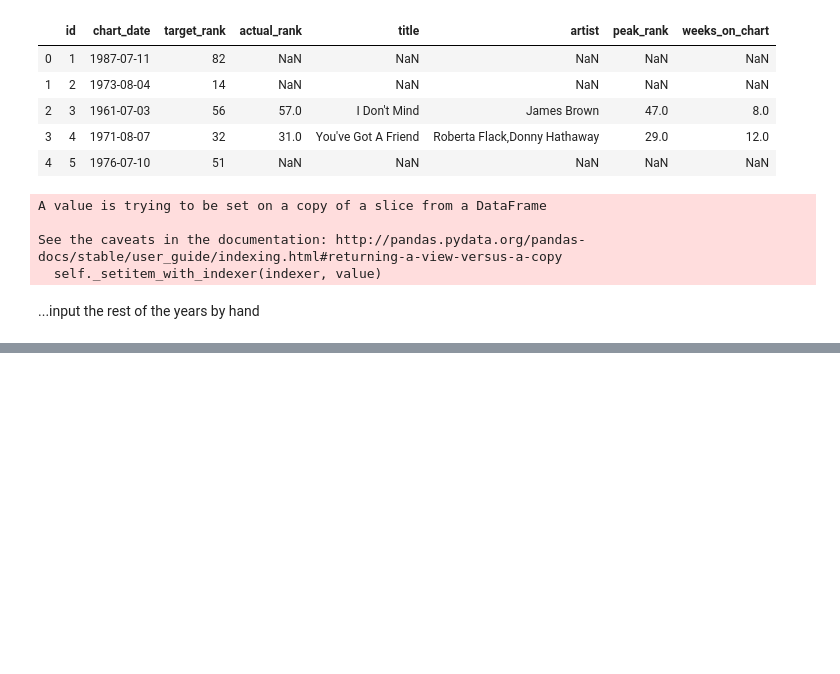
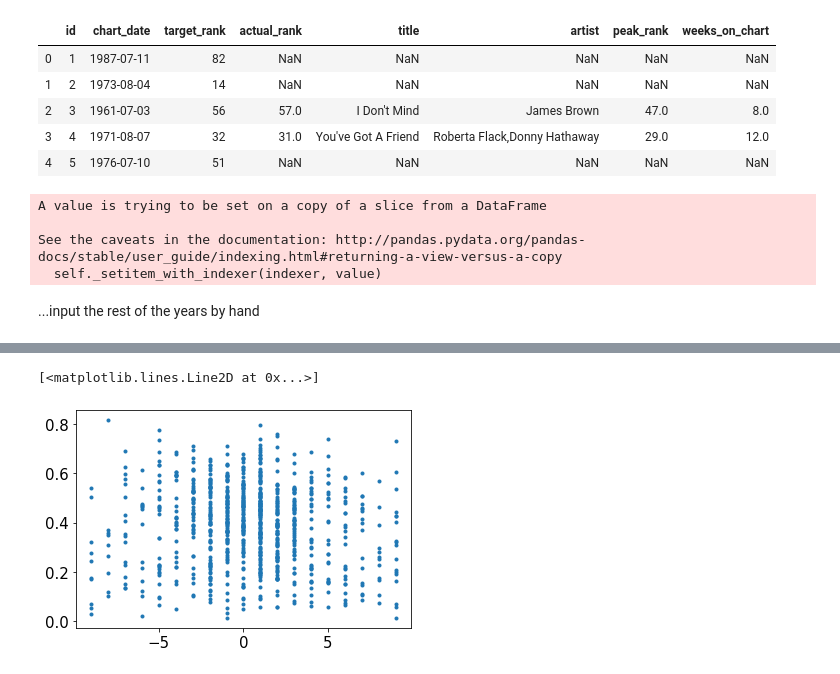
Before and after one commit to tristanlmiller/auto-guitar-tabs, a Jupyter notebook: Logistic Regression model.ipynb, the cells around one changed output, grey strips where cells are left out. Saved outputs shown, nothing was run; the diff lists cells and outputs as text; code cells hidden in the pictures; blank space fills up the shorter version.

```diff
--- a/Logistic Regression model.ipynb
+++ b/Logistic Regression model.ipynb
@@ -666,0 +700,12 @@ plt.ylabel('Number of songs')
+# %%
+correct_train = root_predict_train == labels_train[:,0]
+correct_valid = root_predict_valid == labels_valid[:,0]
+correct_test = root_predict_test == labels_test[:,0]
+# %%
+song_accuracy_train = [np.mean(correct_train[song_num_train==i]) for i in range(int(song_num_train[-1]+1))]
+song_accuracy_valid = [np.mean(correct_valid[song_num_valid==i]) for i in range(int(song_num_valid[-1]+1))]
+song_accuracy_test = [np.mean(correct_test[song_num_test==i]) for i in range(int(song_num_test[-1]+1))]
+# %%
+train_set['accuracy'] = song_accuracy_train
+valid_set['accuracy'] = song_accuracy_valid
+test_set['accuracy'] = song_accuracy_test
@@ -666,0 +728,2 @@ plt.ylabel('Number of songs')
+# %%
+total_set = pd.concat([train_set,valid_set,test_set])
@@ -666,0 +741,5 @@ plt.ylabel('Number of songs')
+# %%
+plt.plot(total_set['diff_length'],total_set['accuracy'],'.')
+# %% [output]
+[<matplotlib.lines.Line2D at 0x...>]
+[figure, added]
```
Also changed, not shown: parts of 17 cells of this notebook, 1 other file.
